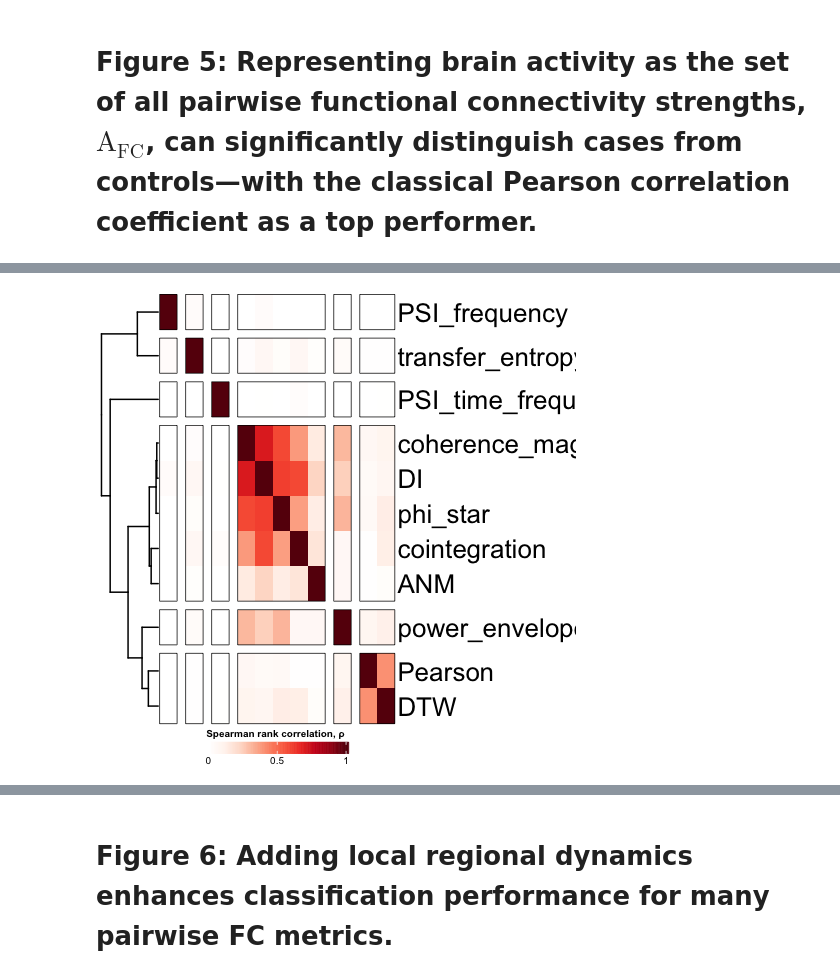
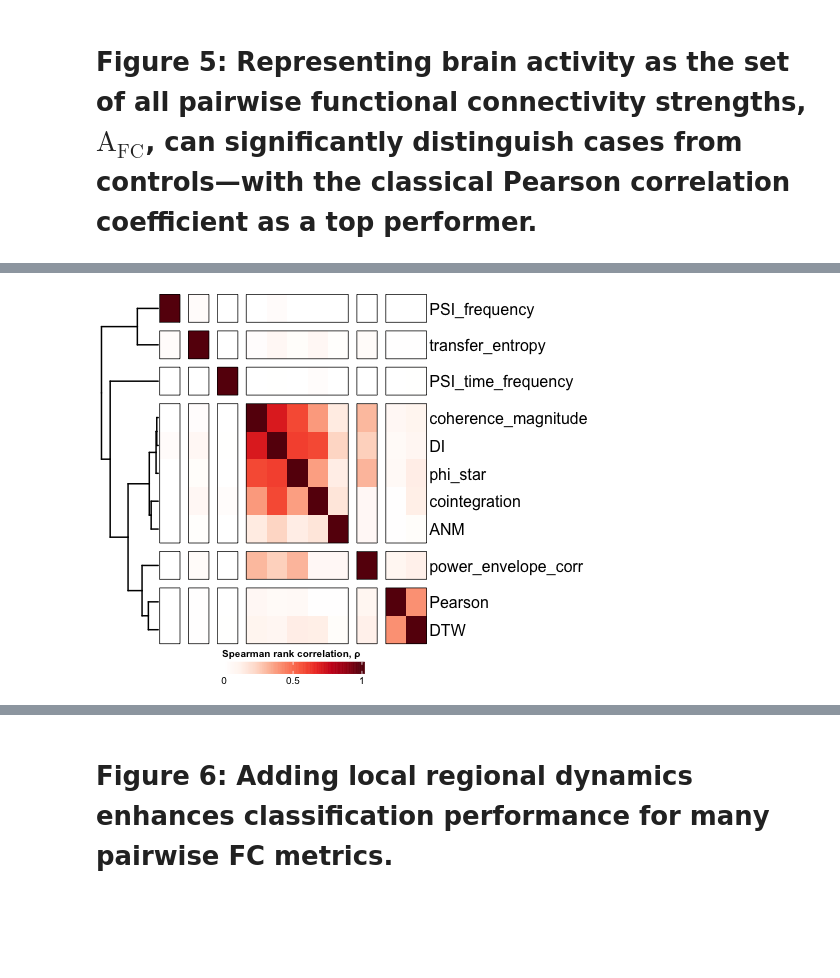
Before and after one commit to DynamicsAndNeuralSystems/fMRI_FeaturesDisorders, a Jupyter notebook: generate_all_figures.ipynb, the cells around one changed output, grey strips where cells are left out. Cells and saved outputs as stored; diff of their text form; code cells hidden in the pictures; blank space fills up the shorter version.

Commit message:
Finish jupyter notebook for data visualization

```diff
--- a/generate_all_figures.ipynb
+++ b/generate_all_figures.ipynb
@@ -761,7 +812,7 @@ if (!(file.exists("data/time_series_features/SPI_performance_correlation_across_
 # can clear these objects from memory at this point
 del UCLA_CNP_pyspi14, ABIDE_ASD_pyspi14
 # %%
-%%R -i all_p_values,pairwise_feature_set,pairwise_TS_feature_info
+%%R -i all_p_values,pairwise_feature_set,pairwise_TS_feature_info -w 500 -h 400
 
 # Read in SPI correlation data
 data_for_corr_long <- read.table("data/time_series_features/SPI_performance_correlation_across_disorders.csv", sep=",", header=T)
@@ -790,33 +841,33 @@ data_for_corr_heatmap <- data_for_corr_heatmap[sig_SPIs, sig_SPIs]
 # Use six branches
 num_branches <- 6
 
 ht1 <- ComplexHeatmap::Heatmap(data_for_corr_heatmap,
                                clustering_distance_rows = "spearman",
                                clustering_distance_columns = "spearman",
                                clustering_method_rows = "average",
                                clustering_method_columns = "average",
                                row_names_side = "right",
                                row_dend_side = "left",
                                row_dend_width = unit(2, "cm"),
                                row_dend_gp = gpar(lwd=unit(2, "cm")),
                                row_split = num_branches,
                                row_gap = unit(3, "mm"),
                                column_split = num_branches,
                                column_gap = unit(3, "mm"),
                                row_title = NULL,
                                column_title = NULL,
                                show_row_names = TRUE,
-                               row_names_gp = grid::gpar(fontsize = 26),
+                               row_names_gp = grid::gpar(fontsize = 16),
                                show_column_names = FALSE,
                                show_column_dend = FALSE,
                                border = TRUE,
                                col = c("white", brewer.pal(9, "Reds")),
                                name = "Spearman rank correlation, \u03c1",
                                heatmap_legend_param = list(legend_direction = "horizontal",
                                                            legend_width = unit(5, "cm")))
 
 suppressWarnings(draw(ht1, heatmap_legend_side = "bottom",
                       background = "transparent"))
 # %% [output]
-[figure, old version]
+[figure, new version]
 # %%
```
Also changed, not shown: parts of 48 cells of this notebook, 5 other files.
